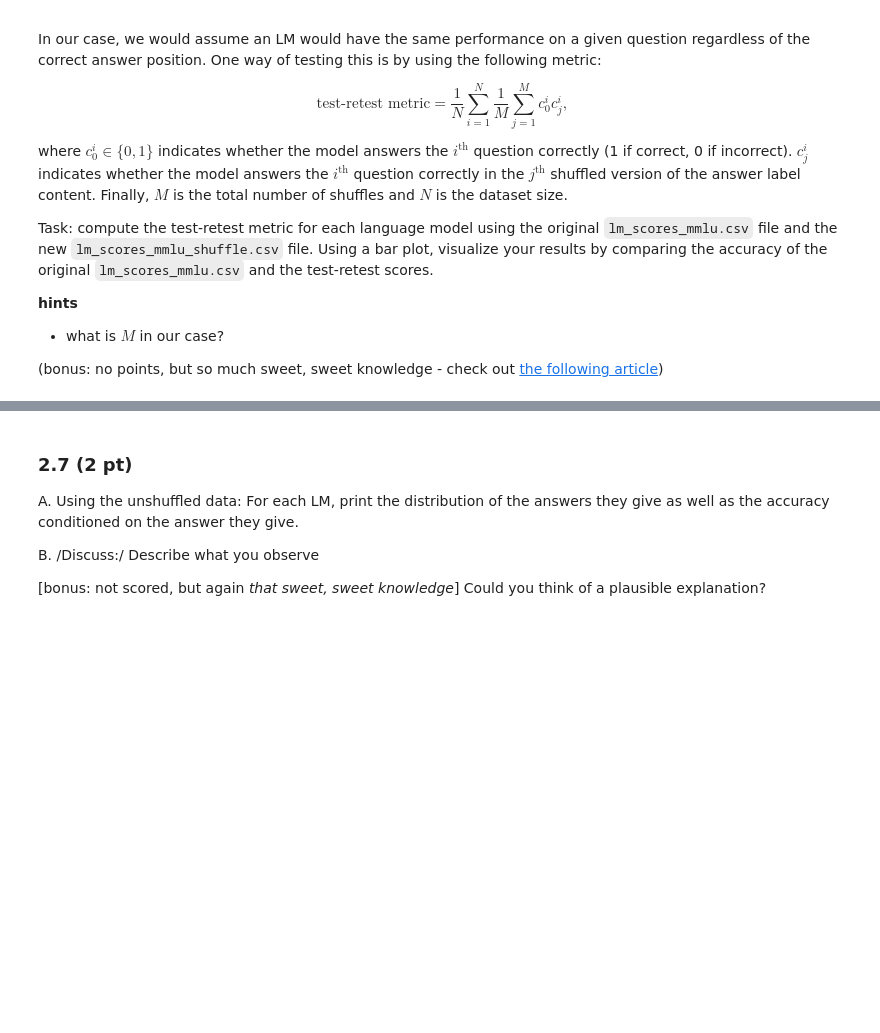
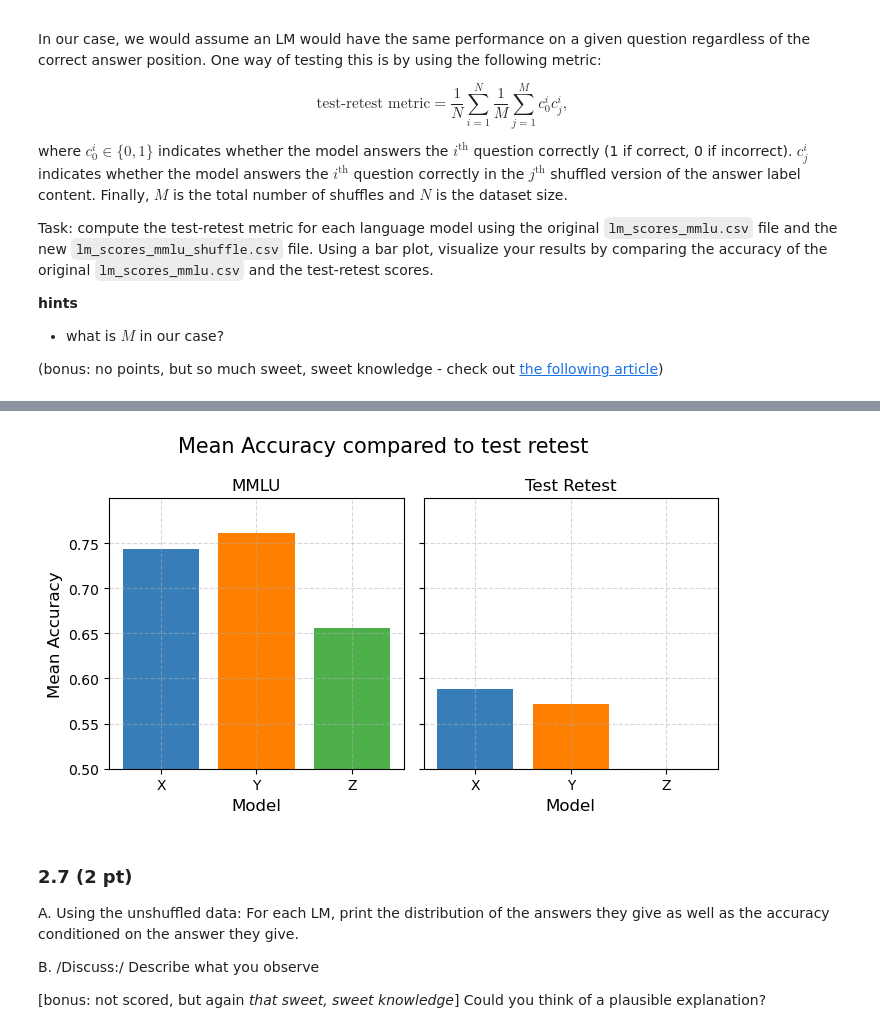
Before and after one commit to Luca-Engel/ADA-H1-Neutrality, a Jupyter notebook: analysis.ipynb, the cells around one changed output, grey strips where cells are left out. Saved outputs shown, nothing was run; the diff lists cells and outputs as text; code cells hidden in the pictures; blank space fills up the shorter version.

Commit message:
task 2.6

```diff
--- a/analysis.ipynb
+++ b/analysis.ipynb
@@ -779,3 +779,27 @@ Task: compute the test-retest metric for each language model using the original
 - what is $M$ in our case?
 
 (bonus: no points, but so much sweet, sweet knowledge - check out [the following article](https://arxiv.org/pdf/2406.19470v1))
+# %%
+df_mmlu_shuffled = pd.read_csv('task_2_5/lm_scores_mmlu_shuffle.csv')
+# %%
+#take the original dataset, compute vector of 1 and zero for the correct column, multiply vector entry wise by the column in the shuffled
+#dataset if we assume that the questions are in the same order, then sum the vector and divide by N
+# I would say M = 1 right ?
+def compute_test_retest(model_name) :
+    data_set_size = len(df_mmlu[df_mmlu['model_name'] == model_name])
+    return (df_mmlu[df_mmlu['model_name'] == model_name]['correct'] * df_mmlu_shuffled[df_mmlu_shuffled['model_name']==model_name]['correct']).sum()/data_set_size
+
+#Model X
+test_retest_X = compute_test_retest('X')
+print(test_retest_X)
+
+#Model Y
+test_retest_Y = compute_test_retest('Y')
+print(test_retest_Y)
+
+#Model Z
+test_retest_Z = compute_test_retest('Z')
+print(test_retest_Z)
+
+test_retests = pd.DataFrame(np.array([test_retest_X, test_retest_Y, test_retest_Z]), columns=['test_retest'])
+test_retests
@@ -782,3 +814,25 @@ Task: compute the test-retest metric for each language model using the original
+# %%
+df_mmlu_by_model.loc['X']
+
+fig, (ax1, ax2) = plt.subplots(1,2, sharey=True, figsize = (7,4))
+fig.suptitle('Mean Accuracy compared to test retest', fontsize = 15)
+
+ax1.bar(df_mmlu_by_model.index, df_mmlu_by_model['mean'] ,color = ['#377eb8', '#ff7f00', '#4daf4a', '#f781bf']) #colorblind friendly
+ax1.set_title('MMLU')
+ax1.set_xlabel('Model', fontsize=12)
+ax1.set_ylabel('Mean Accuracy', fontsize=12)
+ax1.grid(True, linestyle='--', alpha=0.5)
+ax1.set_ylim(0.5)
+
+ax2.bar(df_mmlu_by_model.index, test_retests['test_retest'], color = ['#377eb8', '#ff7f00', '#4daf4a', '#f781bf']) #colorblind friendly
+ax2.set_title('Test Retest')
+ax2.set_xlabel('Model', fontsize=12)
+ax2.grid(True, linestyle='--', alpha=0.5)
+ax2.set_ylim(0.5)
+
+plt.tight_layout()
+# %% [output]
+[figure, added]
 # %% [markdown]
 ### 2.7 (2 pt)
 
```
Also changed, not shown: parts of 1 cell of this notebook.
